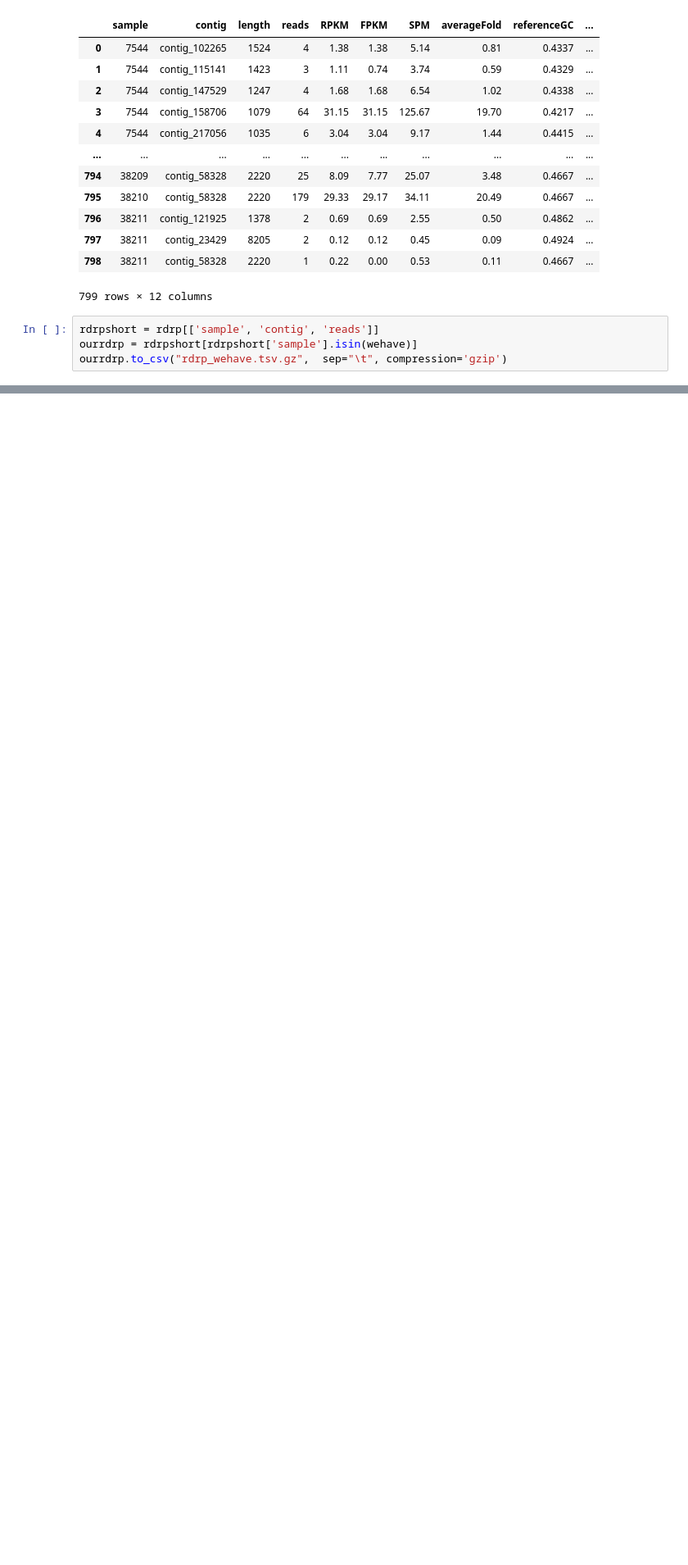
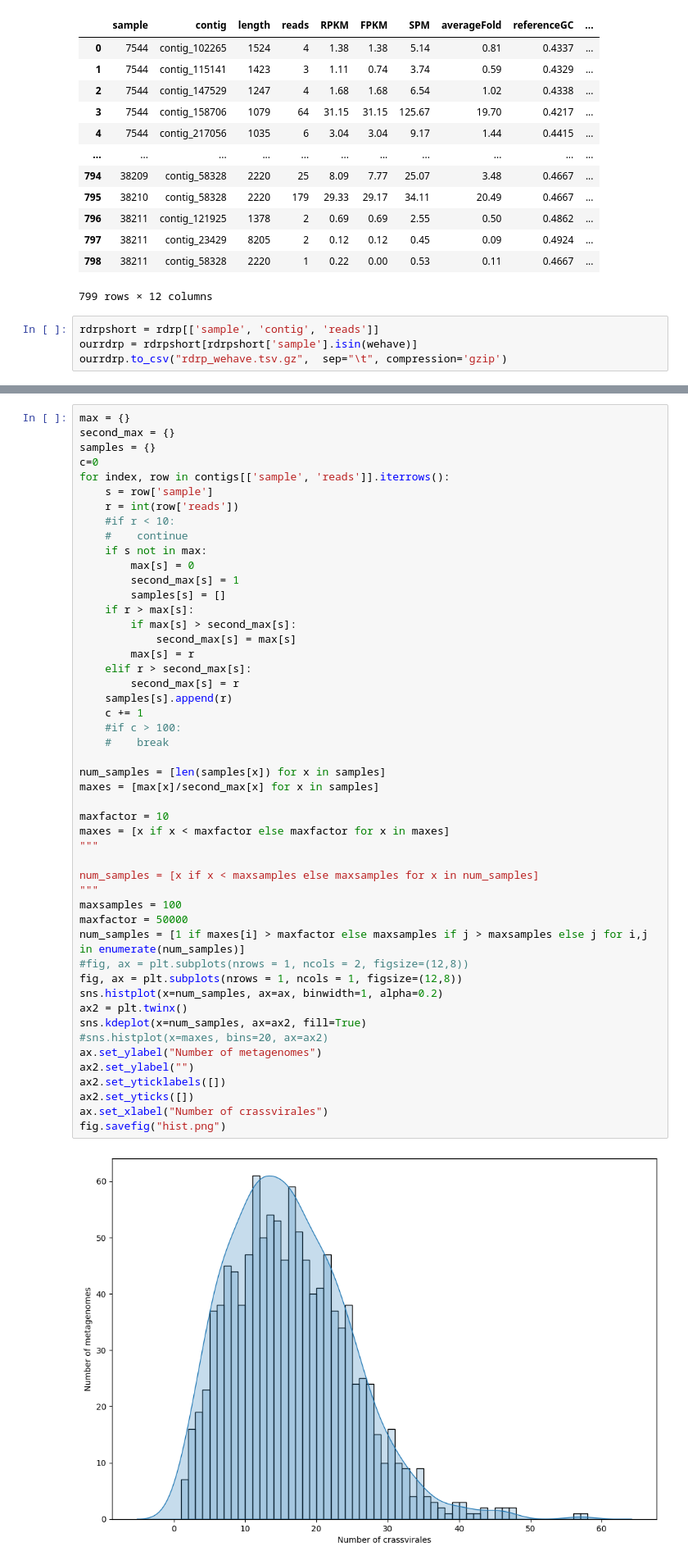
Before and after one commit to linsalrob/EdwardsLab, a Jupyter notebook: phage/metagenomes/crassus.ipynb, the cells around one changed output, grey strips where cells are left out. Shown at 82% size. Drawn from its saved outputs; the diff is of its cells as text; blank space fills up the shorter version.

```diff
--- a/phage/metagenomes/crassus.ipynb
+++ b/phage/metagenomes/crassus.ipynb
@@ -140,0 +198,51 @@ ourrdrp.to_csv("rdrp_wehave.tsv.gz",  sep="\t", compression='gzip')
+# %%
+max = {}
+second_max = {}
+samples = {}
+c=0
+for index, row in contigs[['sample', 'reads']].iterrows():
+    s = row['sample']
+    r = int(row['reads'])
+    #if r < 10:
+    #    continue
+    if s not in max:
+        max[s] = 0
+        second_max[s] = 1
+        samples[s] = []
+    if r > max[s]:
+        if max[s] > second_max[s]:
+            second_max[s] = max[s]
+        max[s] = r
+    elif r > second_max[s]:
+        second_max[s] = r
+    samples[s].append(r)
+    c += 1
+    #if c > 100:
+    #    break
+
+num_samples = [len(samples[x]) for x in samples]
+maxes = [max[x]/second_max[x] for x in samples]
+
+maxfactor = 10
+maxes = [x if x < maxfactor else maxfactor for x in maxes]
+"""
+
+num_samples = [x if x < maxsamples else maxsamples for x in num_samples]
+"""
+maxsamples = 100
+maxfactor = 50000
+num_samples = [1 if maxes[i] > maxfactor else maxsamples if j > maxsamples else j for i,j in enumerate(num_samples)]
+#fig, ax = plt.subplots(nrows = 1, ncols = 2, figsize=(12,8))
+fig, ax = plt.subplots(nrows = 1, ncols = 1, figsize=(12,8))
+sns.histplot(x=num_samples, ax=ax, binwidth=1, alpha=0.2)
+ax2 = plt.twinx()
+sns.kdeplot(x=num_samples, ax=ax2, fill=True)
+#sns.histplot(x=maxes, bins=20, ax=ax2)
+ax.set_ylabel("Number of metagenomes")
+ax2.set_ylabel("")
+ax2.set_yticklabels([])
+ax2.set_yticks([])
+ax.set_xlabel("Number of crassvirales")
+fig.savefig("hist.png")
+# %% [output]
+[figure, added]
```
Also changed, not shown: parts of 37 cells of this notebook, 18 other files.
